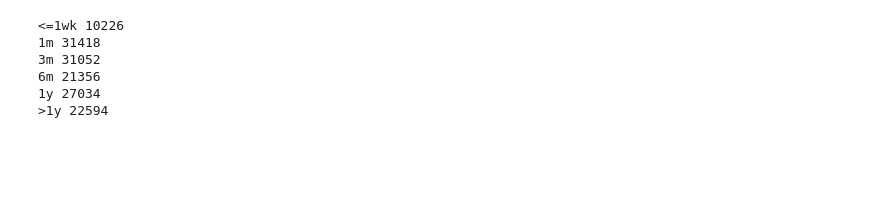
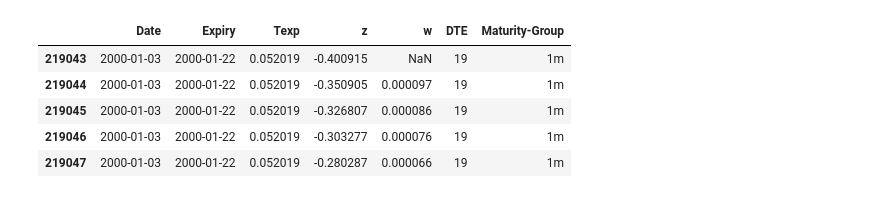
Before and after one commit to hannesnikulski/paper-revision, a Jupyter notebook: cluster-analysis.ipynb, the cells around one changed output. Saved outputs shown, nothing was run; the diff lists cells and outputs as text; code cells hidden in the pictures; blank space fills up the shorter version.

```diff
--- a/cluster-analysis.ipynb
+++ b/cluster-analysis.ipynb
@@ -108,32 +31,37 @@ plt.xlabel("number of observations")
-# %%
-bins = np.array([0, 7, 30, 90, 180, 365, np.inf]) / 365
-
-labels = [
-    "<=1wk",
-    "1m",
-    "3m",
-    "6m",
-    "1y",
-    ">1y"
-]
-
-
-bindf = df.copy()
-bindf["group"] = pd.cut(
-    x=bindf["Texp"],
-    bins=list(bins),
-    labels=labels,
-    include_lowest=True
-)# .groupby(['Date','Texp']).size()
-
-for g, grp in bindf.groupby("group"):
-    print(g, len(grp.groupby(['Date','Texp'])))
-
-# bindf.groupby("group").size()
-# %% [output]
-<=1wk 10226
-1m 31418
-3m 31052
-6m 21356
-1y 27034
->1y 22594
+# %%
+# Group data into maturity bins.
+bins = np.array([
+    -np.inf,
+    7,
+    30,
+    90,
+    180,
+    365,
+    np.inf])
+
+labels= [
+    "<=1wk",    # 0-7 days
+    "1m",       # 7-30 days
+    "3m",       # 30-90 days
+    "6m",       # 90 - 180 days
+    "1y",       # 180 - 365 days
+    ">1y"       # 365+ days
+]
+
+# Calculate days to expiry
+df["DTE"] =  (df["Expiry"] - df["Date"]).dt.days
+
+df["Maturity-Group"] = pd.cut(
+    df["DTE"],
+    bins=list(bins),
+    labels=labels,
+    include_lowest=True
+)
+df.head()
+# %% [output]
+|  | Date | Expiry | Texp | z | w | DTE | Maturity-Group |
+| 219043 | 2000-01-03 | 2000-01-22 | 0.052019 | -0.400915 | NaN | 19 | 1m |
+| 219044 | 2000-01-03 | 2000-01-22 | 0.052019 | -0.350905 | 0.000097 | 19 | 1m |
+| 219045 | 2000-01-03 | 2000-01-22 | 0.052019 | -0.326807 | 0.000086 | 19 | 1m |
+| 219046 | 2000-01-03 | 2000-01-22 | 0.052019 | -0.303277 | 0.000076 | 19 | 1m |
+| 219047 | 2000-01-03 | 2000-01-22 | 0.052019 | -0.280287 | 0.000066 | 19 | 1m |
```
Also changed, not shown: parts of 19 cells of this notebook, 25 other files.
